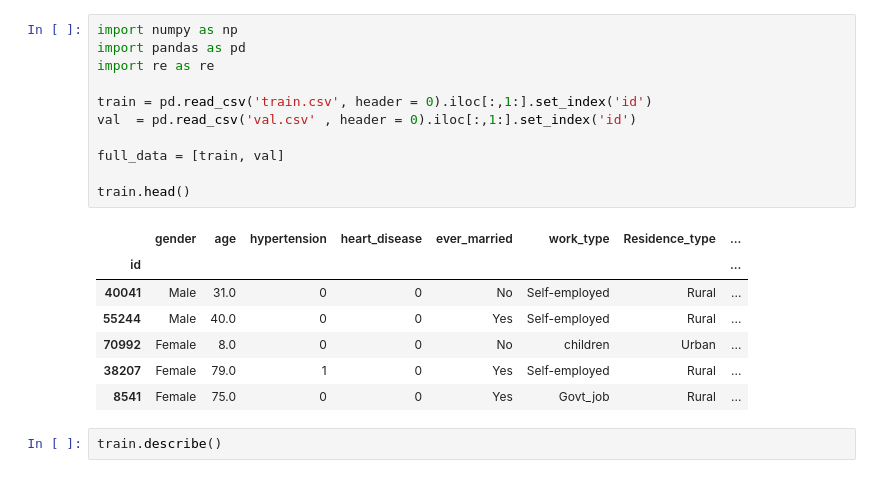
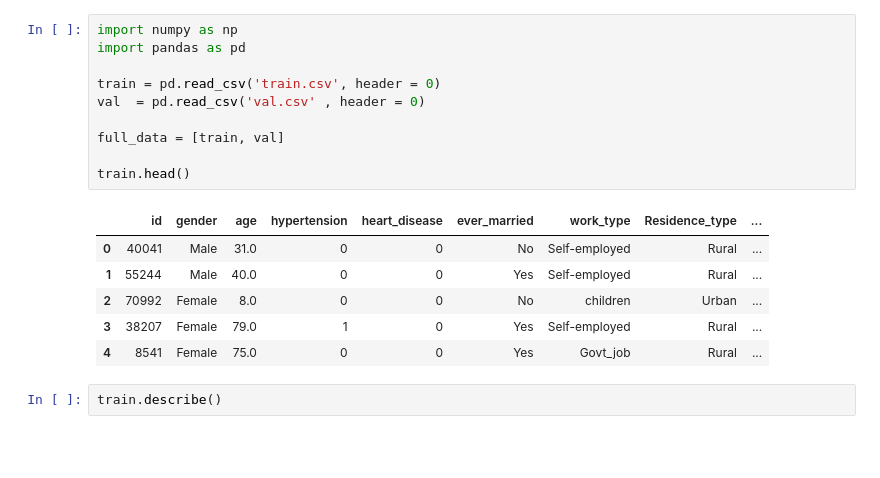
Before and after one commit to MykhaiIo/heart-attention, a Jupyter notebook: data/feature_engineering.ipynb, the cells around one changed output. Cells and saved outputs as stored; diff of their text form; blank space fills up the shorter version.

```diff
--- a/data/feature_engineering.ipynb
+++ b/data/feature_engineering.ipynb
@@ -1,22 +1,20 @@
 # %%
 import numpy as np
 import pandas as pd
-import re as re
 
-train = pd.read_csv('train.csv', header = 0).iloc[:,1:].set_index('id')
-val  = pd.read_csv('val.csv' , header = 0).iloc[:,1:].set_index('id')
+train = pd.read_csv('train.csv', header = 0)
+val  = pd.read_csv('val.csv' , header = 0)
 
 full_data = [train, val]
 
 train.head()
 # %% [output]
-|  | gender | age | hypertension | heart_disease | ever_married | work_type | Residence_type | ... |
-| id |  |  |  |  |  |  |  | ... |
-| 40041 | Male | 31.0 | 0 | 0 | No | Self-employed | Rural | ... |
-| 55244 | Male | 40.0 | 0 | 0 | Yes | Self-employed | Rural | ... |
-| 70992 | Female | 8.0 | 0 | 0 | No | children | Urban | ... |
-| 38207 | Female | 79.0 | 1 | 0 | Yes | Self-employed | Rural | ... |
-| 8541 | Female | 75.0 | 0 | 0 | Yes | Govt_job | Rural | ... |
+|  | id | gender | age | hypertension | heart_disease | ever_married | work_type | Residence_type | ... |
+| 0 | 40041 | Male | 31.0 | 0 | 0 | No | Self-employed | Rural | ... |
+| 1 | 55244 | Male | 40.0 | 0 | 0 | Yes | Self-employed | Rural | ... |
+| 2 | 70992 | Female | 8.0 | 0 | 0 | No | children | Urban | ... |
+| 3 | 38207 | Female | 79.0 | 1 | 0 | Yes | Self-employed | Rural | ... |
+| 4 | 8541 | Female | 75.0 | 0 | 0 | Yes | Govt_job | Rural | ... |
 # %%
 train.describe()
 # %% [output]
```
Also changed, not shown: parts of 1 cell of this notebook, 3 other files.
